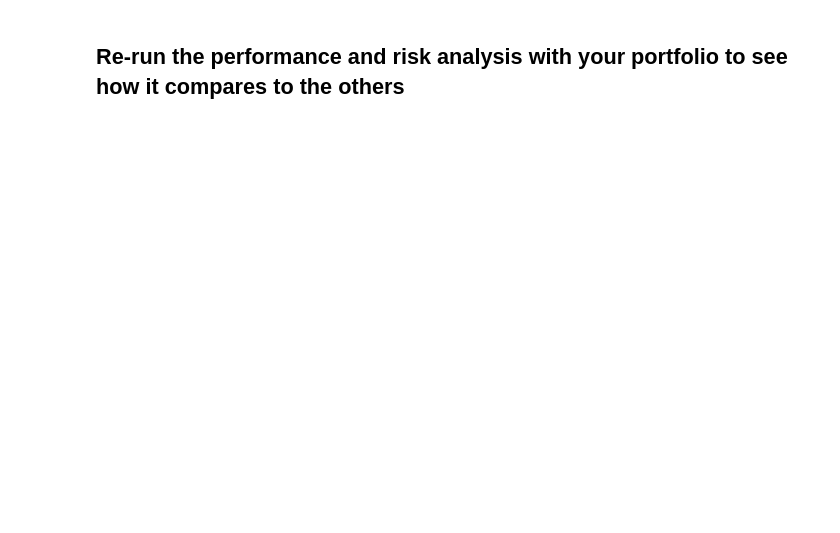
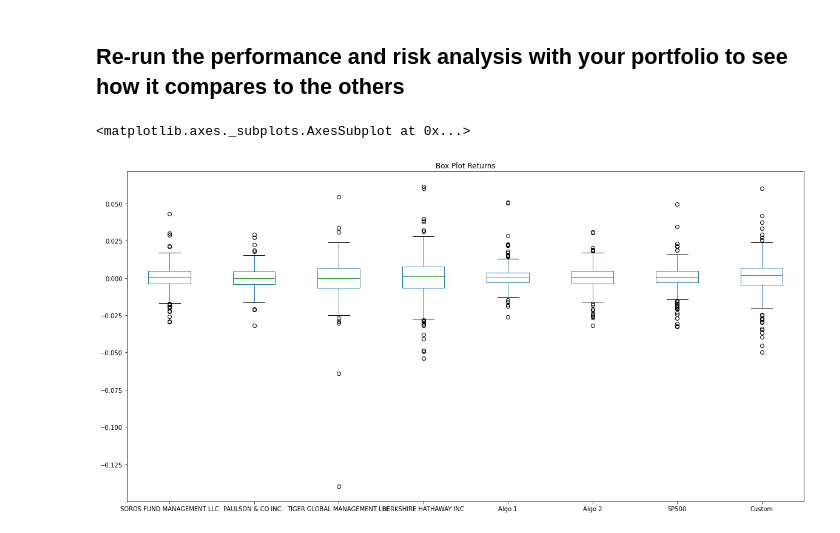
Before and after one commit to hensingh29/homework3, a Jupyter notebook: 04-Pandas_Homework_Starter_Code_whale_analysis.ipynb, the cells around one changed output. Cells and saved outputs as stored; diff of their text form; code cells hidden in the pictures; blank space fills up the shorter version.

```diff
--- a/04-Pandas_Homework_Starter_Code_whale_analysis.ipynb
+++ b/04-Pandas_Homework_Starter_Code_whale_analysis.ipynb
@@ -592,0 +587,11 @@ finalportfolio.head()
+# %%
+# Risk
+# YOUR CODE HERE
+
+# Box Plot
+finalportfolio.plot.box(figsize=(20,10),title='Box Plot Returns')
+
+# custom less risk than berskhire but more risky than market based on box and whisker plots
+# %% [output]
+<matplotlib.axes._subplots.AxesSubplot at 0x...>
+[figure, added]
```
Also changed, not shown: parts of 12 cells of this notebook.
